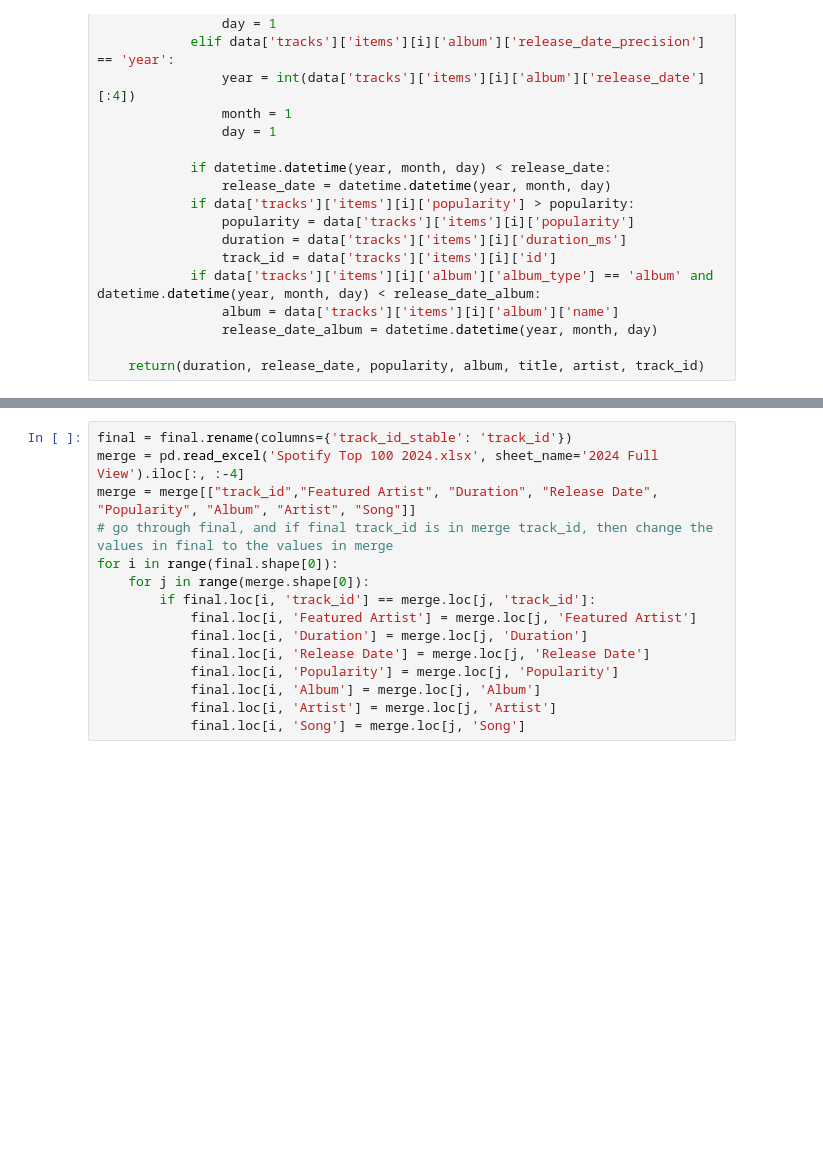
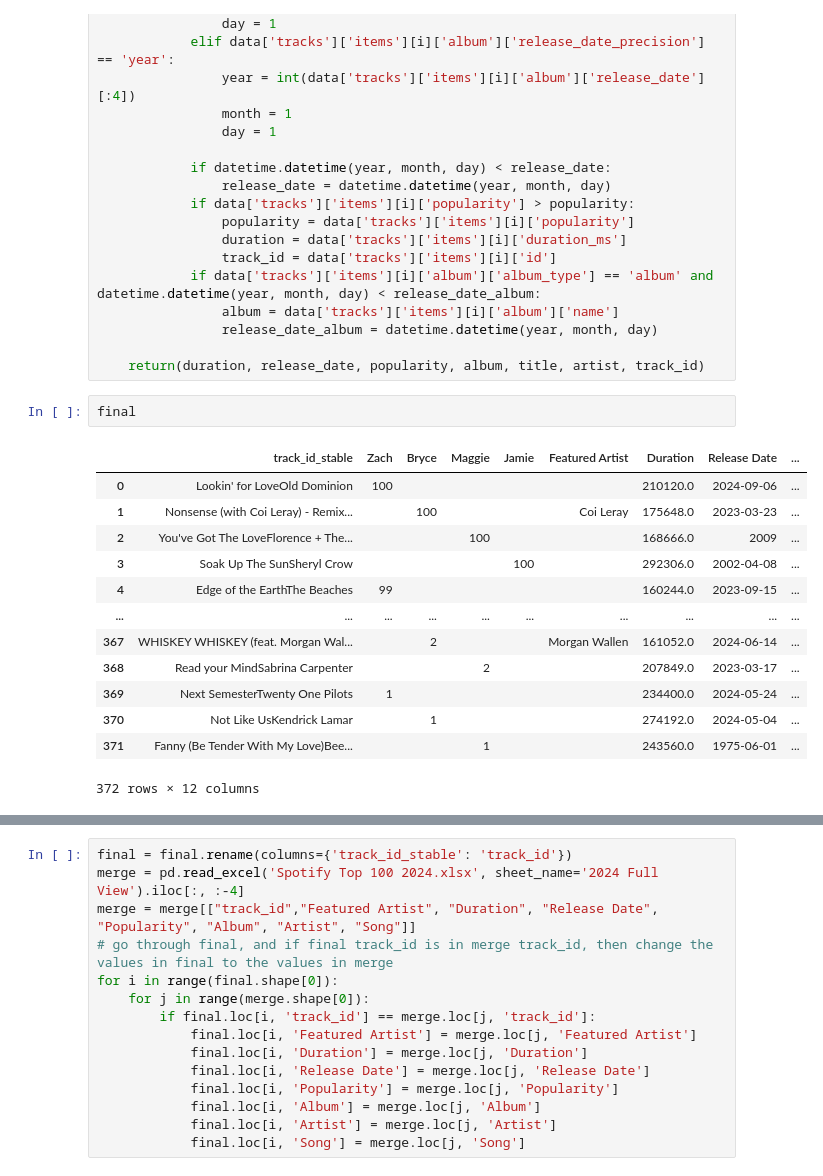
Before and after one commit to zwayne24/Spotify-Streamlit, a Jupyter notebook: pipeline.ipynb, the cells around one changed output, grey strips where cells are left out. Saved outputs shown, nothing was run; the diff lists cells and outputs as text; blank space fills up the shorter version.

```diff
--- a/pipeline.ipynb
+++ b/pipeline.ipynb
@@ -154,6 +154,22 @@ def search_song(title, artist, feature):
                 release_date_album = datetime.datetime(year, month, day)
 
     return(duration, release_date, popularity, album, title, artist, track_id)
+# %%
+final
+# %% [output]
+|  | track_id_stable | Zach | Bryce | Maggie | Jamie | Featured Artist | Duration | Release Date | ... |
+| 0 | Lookin' for LoveOld Dominion | 100 |  |  |  |  | 210120.0 | 2024-09-06 | ... |
+| 1 | Nonsense (with Coi Leray) - Remix... |  | 100 |  |  | Coi Leray | 175648.0 | 2023-03-23 | ... |
+| 2 | You've Got The LoveFlorence + The... |  |  | 100 |  |  | 168666.0 | 2009 | ... |
+| 3 | Soak Up The SunSheryl Crow |  |  |  | 100 |  | 292306.0 | 2002-04-08 | ... |
+| 4 | Edge of the EarthThe Beaches | 99 |  |  |  |  | 160244.0 | 2023-09-15 | ... |
+| ... | ... | ... | ... | ... | ... | ... | ... | ... | ... |
+| 367 | WHISKEY WHISKEY (feat. Morgan Wal... |  | 2 |  |  | Morgan Wallen | 161052.0 | 2024-06-14 | ... |
+| 368 | Read your MindSabrina Carpenter |  |  | 2 |  |  | 207849.0 | 2023-03-17 | ... |
+| 369 | Next SemesterTwenty One Pilots | 1 |  |  |  |  | 234400.0 | 2024-05-24 | ... |
+| 370 | Not Like UsKendrick Lamar |  | 1 |  |  |  | 274192.0 | 2024-05-04 | ... |
+| 371 | Fanny (Be Tender With My Love)Bee... |  |  | 1 |  |  | 243560.0 | 1975-06-01 | ... |
+372 rows × 12 columns
 # %%
 from tqdm import tqdm
 errors_in_a_row = 0
```
Also changed, not shown: parts of 2 cells of this notebook, 7 other files.
